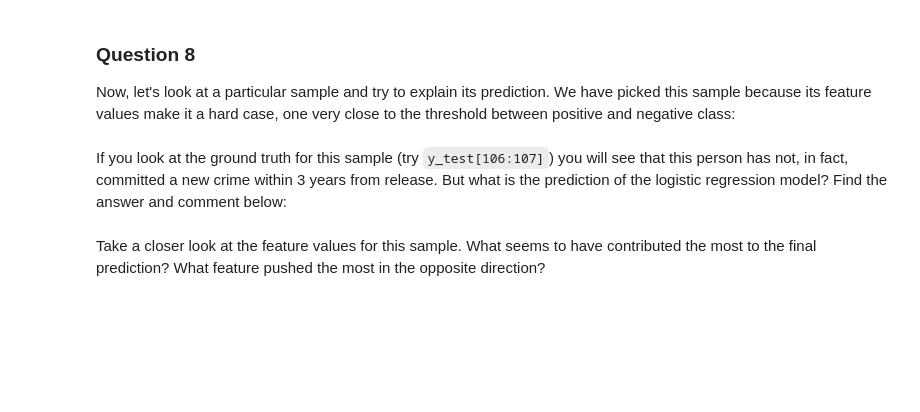
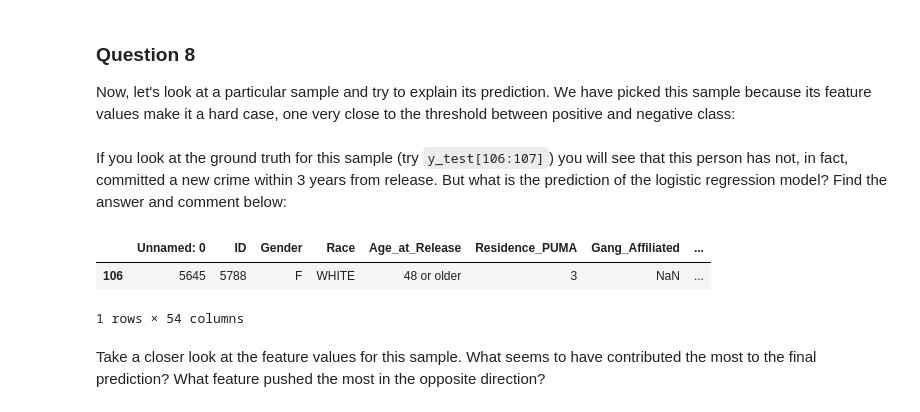
Before and after one commit to RaymondZhang20/DSCI430, a Jupyter notebook: a3/Module 3 assignment-1.ipynb, the cells around one changed output. Cells and saved outputs as stored; diff of their text form; code cells hidden in the pictures; blank space fills up the shorter version.

```diff
--- a/a3/Module 3 assignment-1.ipynb
+++ b/a3/Module 3 assignment-1.ipynb
@@ -273,6 +361,11 @@ hard_sample = X_test[106:107]
 If you look at the ground truth for this sample (try `y_test[106:107]`) you will see that this person has not, in fact, committed a new crime within 3 years from release. But what is the prediction of the logistic regression model? Find the answer and comment below:
 # %%
 # Your answer here
+hard_sample
+# %% [output]
+|  | Unnamed: 0 | ID | Gender | Race | Age_at_Release | Residence_PUMA | Gang_Affiliated | ... |
+| 106 | 5645 | 5788 | F | WHITE | 48 or older | 3 | NaN | ... |
+1 rows × 54 columns
 # %% [markdown]
 Take a closer look at the feature values for this sample. What seems to have contributed the most to the final prediction? What feature pushed the most in the opposite direction?
 # %% [markdown]
```
Also changed, not shown: parts of 10 cells of this notebook.
